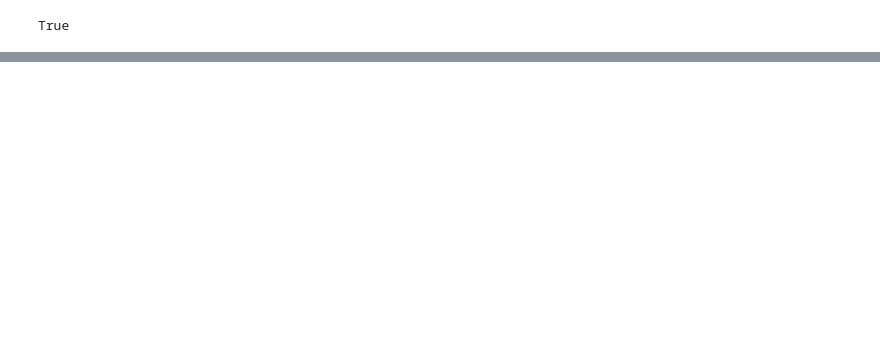
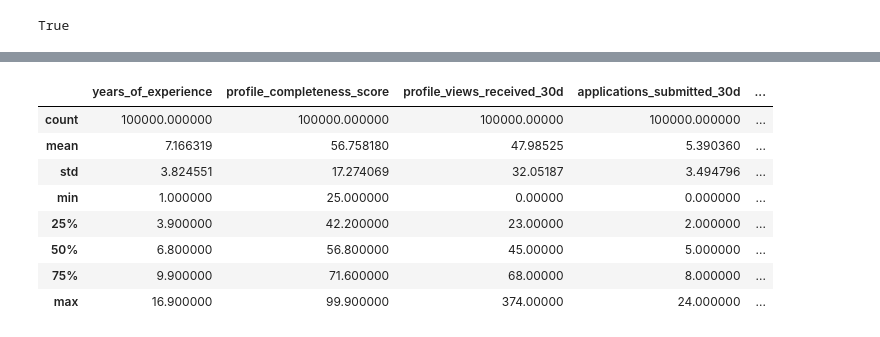
Before and after one commit to vaishnavikunte/Redrob_Ai, a Jupyter notebook: notebooks/training.ipynb, the cells around one changed output, grey strips where cells are left out. Cells and saved outputs as stored; diff of their text form; code cells hidden in the pictures; blank space fills up the shorter version.

```diff
--- a/notebooks/training.ipynb
+++ b/notebooks/training.ipynb
@@ -268,0 +297,12 @@ df.head()
+# %%
+final_df.describe()
+# %% [output]
+|  | years_of_experience | profile_completeness_score | profile_views_received_30d | applications_submitted_30d | ... |
+| count | 100000.000000 | 100000.000000 | 100000.00000 | 100000.000000 | ... |
+| mean | 7.166319 | 56.758180 | 47.98525 | 5.390360 | ... |
+| std | 3.824551 | 17.274069 | 32.05187 | 3.494796 | ... |
+| min | 1.000000 | 25.000000 | 0.00000 | 0.000000 | ... |
+| 25% | 3.900000 | 42.200000 | 23.00000 | 2.000000 | ... |
+| 50% | 6.800000 | 56.800000 | 45.00000 | 5.000000 | ... |
+| 75% | 9.900000 | 71.600000 | 68.00000 | 8.000000 | ... |
+| max | 16.900000 | 99.900000 | 374.00000 | 24.000000 | ... |
```
Also changed, not shown: parts of 21 cells of this notebook, 1 other file.
